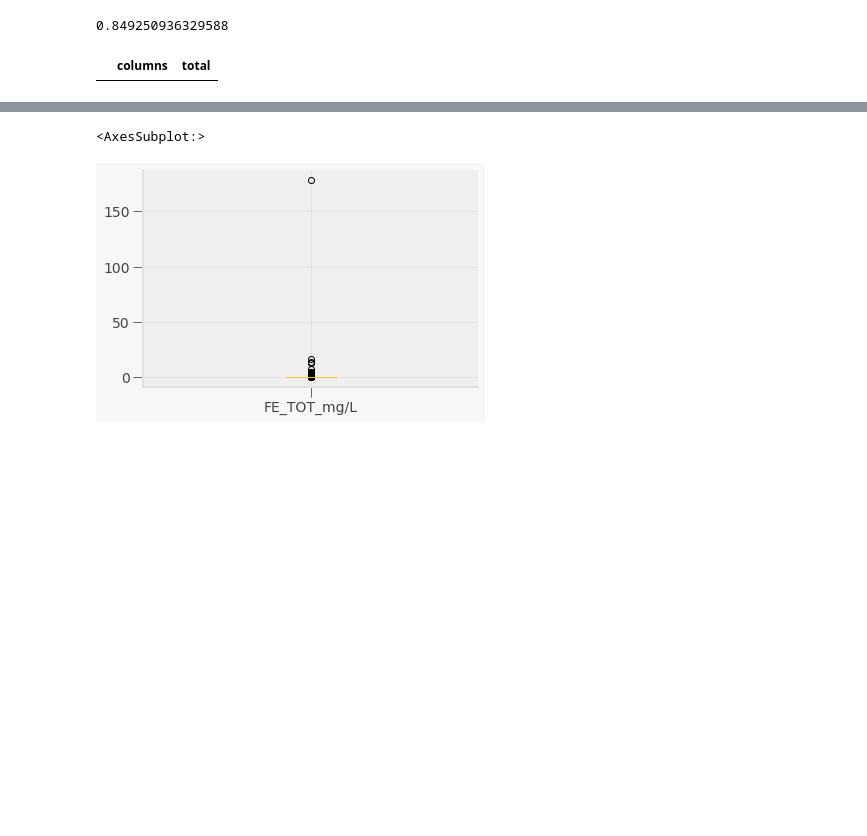
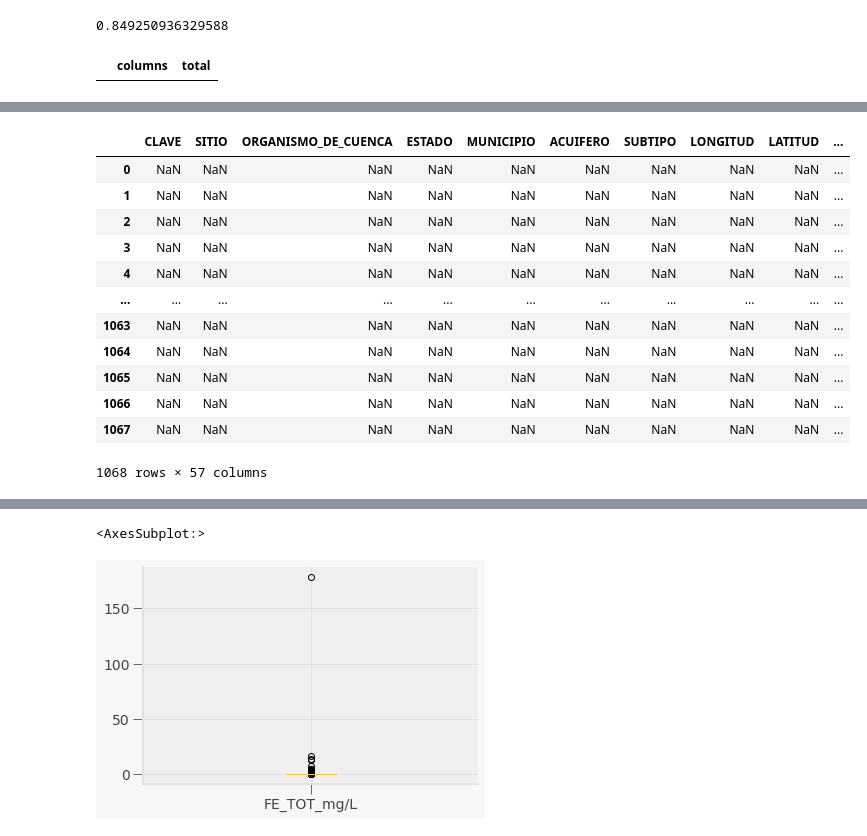
Before and after one commit to PosgradoMNA/actividades-del-projecto-equipo_102, a Jupyter notebook: Reto/aguas-subterraneas.ipynb, the cells around one changed output, grey strips where cells are left out. Cells and saved outputs as stored; diff of their text form; code cells hidden in the pictures; blank space fills up the shorter version.

```diff
--- a/Reto/aguas-subterraneas.ipynb
+++ b/Reto/aguas-subterraneas.ipynb
@@ -366,0 +392,16 @@ plt.show()
+# %%
+df[pd.notnull(df[vars])]
+# %% [output]
+|  | CLAVE | SITIO | ORGANISMO_DE_CUENCA | ESTADO | MUNICIPIO | ACUIFERO | SUBTIPO | LONGITUD | LATITUD | ... |
+| 0 | NaN | NaN | NaN | NaN | NaN | NaN | NaN | NaN | NaN | ... |
+| 1 | NaN | NaN | NaN | NaN | NaN | NaN | NaN | NaN | NaN | ... |
+| 2 | NaN | NaN | NaN | NaN | NaN | NaN | NaN | NaN | NaN | ... |
+| 3 | NaN | NaN | NaN | NaN | NaN | NaN | NaN | NaN | NaN | ... |
+| 4 | NaN | NaN | NaN | NaN | NaN | NaN | NaN | NaN | NaN | ... |
+| ... | ... | ... | ... | ... | ... | ... | ... | ... | ... | ... |
+| 1063 | NaN | NaN | NaN | NaN | NaN | NaN | NaN | NaN | NaN | ... |
+| 1064 | NaN | NaN | NaN | NaN | NaN | NaN | NaN | NaN | NaN | ... |
+| 1065 | NaN | NaN | NaN | NaN | NaN | NaN | NaN | NaN | NaN | ... |
+| 1066 | NaN | NaN | NaN | NaN | NaN | NaN | NaN | NaN | NaN | ... |
+| 1067 | NaN | NaN | NaN | NaN | NaN | NaN | NaN | NaN | NaN | ... |
+1068 rows × 57 columns
```
Also changed, not shown: parts of 18 cells of this notebook.
